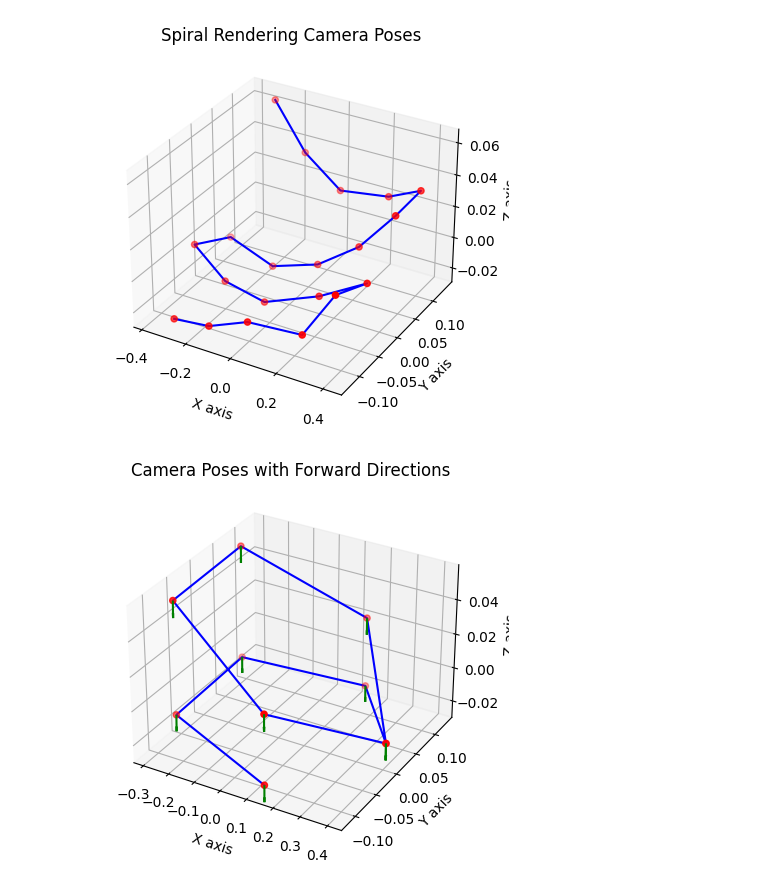
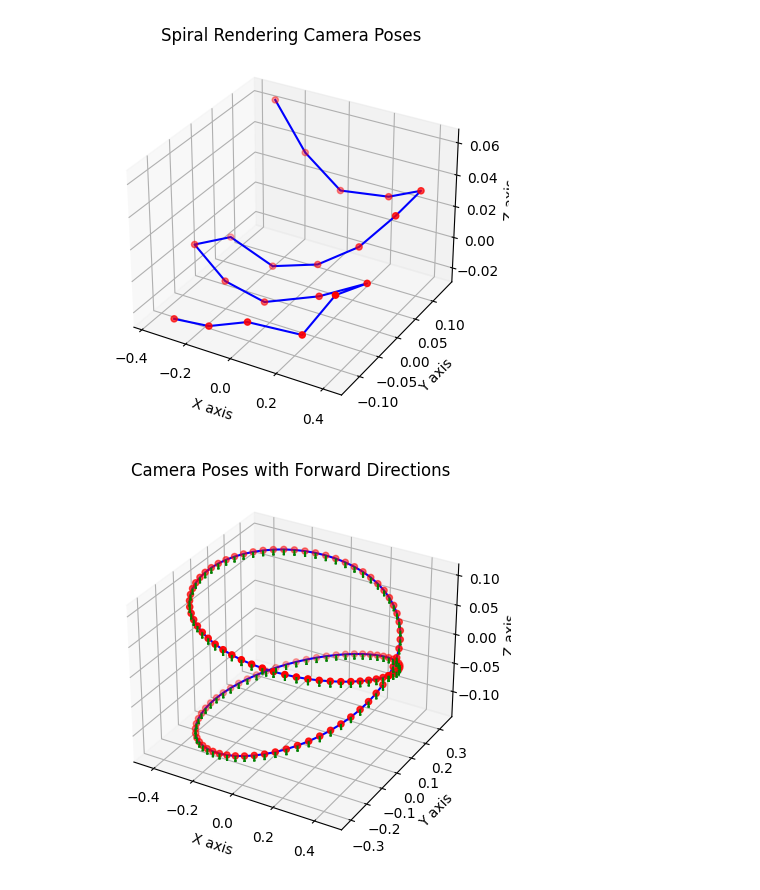
Before and after one commit to kjae0/NeRF-Zoo, a Jupyter notebook: src/test.ipynb, the cells around one changed output. Cells and saved outputs as stored; diff of their text form; code cells hidden in the pictures.

```diff
--- a/src/test.ipynb
+++ b/src/test.ipynb
@@ -6,14 +6,14 @@ from datasets.llff_dataset import LLFFDataset
 # %%
 import yaml
 
-with open("/home/diya/Public/Image2Smiles/jy/NeRF-Zoo/configs/test.yaml") as f:
+with open("/home/diya/Public/Image2Smiles/jy/NeRF-Zoo/configs/fern_no_ndc.yaml") as f:
     cfg = yaml.load(f, Loader=yaml.FullLoader)
-    cfg['device'] = 'cuda:3'
+    cfg['device'] = 'cuda:0'
 
 cfg['dataset']['base_dir'] = '/home/diya/Public/Image2Smiles/jy/NeRF-Zoo/data/nerf_llff_data/fern'
 dset = LLFFDataset(cfg['dataset'])
 # %%
-sp = dset.get_spiral_poses(n_views=10)
+sp = dset.spiral_poses
 # %%
 import sys
 sys.path.append("/home/diya/Public/Image2Smiles/jy/NeRF-Zoo")
@@ -124,35 +114,35 @@ def visualize_camera_poses_with_directions(poses):
 
     # Extract the forward directions (3rd column of the 3x3 rotation matrix)
     forward_directions = poses[:, :3, 2]  # Assuming the 3rd column of the 3x3 matrix is the forward direction
 
     fig = plt.figure()
     ax = fig.add_subplot(111, projection='3d')
 
     # Plot the camera positions
     ax.scatter(camera_positions[:, 0], camera_positions[:, 1], camera_positions[:, 2], c='r', marker='o')
 
     # Plot lines between consecutive camera positions to show the spiral path
     ax.plot(camera_positions[:, 0], camera_positions[:, 1], camera_positions[:, 2], color='blue')
 
     # Plot camera forward directions as quivers (arrows)
     ax.quiver(camera_positions[:, 0], camera_positions[:, 1], camera_positions[:, 2],
               forward_directions[:, 0], forward_directions[:, 1], forward_directions[:, 2],
               length=0.01, normalize=True, color='green')
 
     # Label axes
     ax.set_xlabel('X axis')
     ax.set_ylabel('Y axis')
     ax.set_zlabel('Z axis')
 
     plt.title('Camera Poses with Forward Directions')
     plt.show()
 
 # Example usage
 # Replace this with your actual pose data, shaped (n_views, 3, 5)
 
-visualize_camera_poses_with_directions(sp)
+visualize_camera_poses_with_directions(np.array(sp))
 # %% [output]
-[figure, old version]
+[figure, new version]
 # %%
 visualize_camera_poses_with_directions(np.array(dset.poses))
 # %% [output]
```
Also changed, not shown: parts of 15 cells of this notebook, 11 other files.
